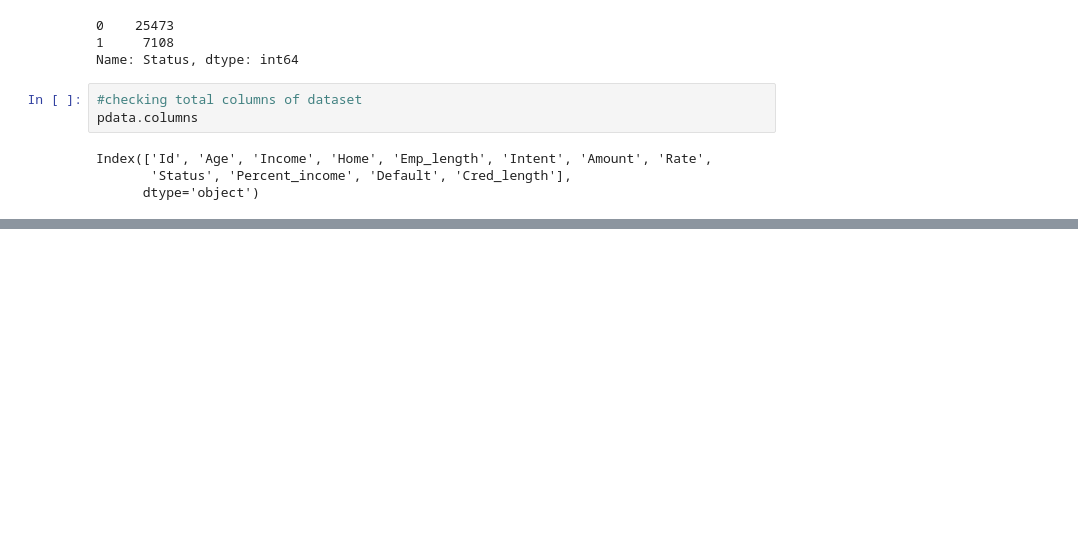
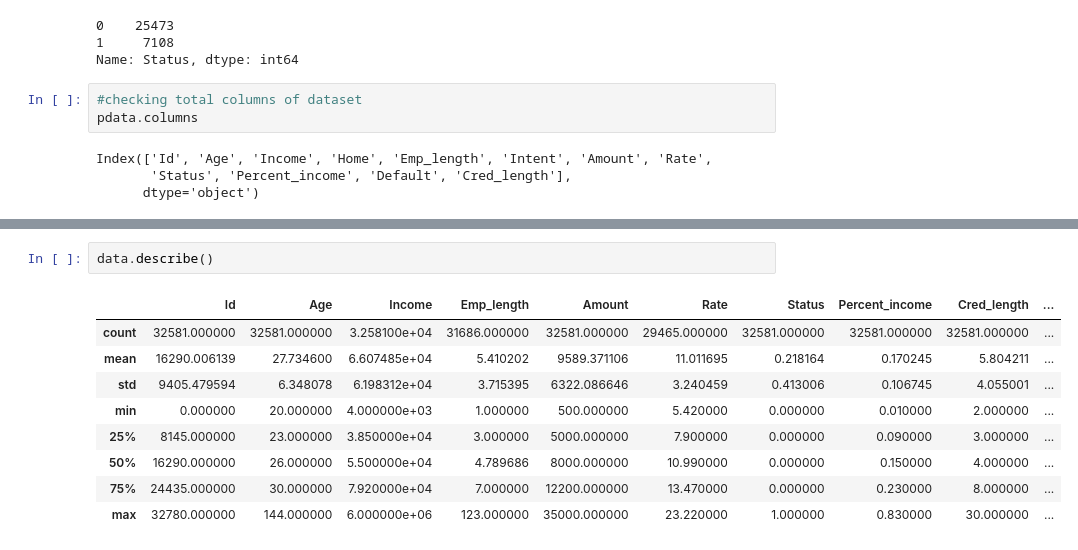
Before and after one commit to pradeepkhadka505/Skilearn-MachineLearning, a Jupyter notebook: Pandas_DataAnalysis/Cradit_Card_RiskAnalyis.ipynb, the cells around one changed output, grey strips where cells are left out. Drawn from its saved outputs; the diff is of its cells as text; blank space fills up the shorter version.

```diff
--- a/Pandas_DataAnalysis/Cradit_Card_RiskAnalyis.ipynb
+++ b/Pandas_DataAnalysis/Cradit_Card_RiskAnalyis.ipynb
@@ -149,0 +193,12 @@ Index(['Id', 'Age', 'Income', 'Home', 'Emp_length', 'Intent', 'Amount', 'Rate',
+# %%
+data.describe()
+# %% [output]
+|  | Id | Age | Income | Emp_length | Amount | Rate | Status | Percent_income | Cred_length | ... |
+| count | 32581.000000 | 32581.000000 | 3.258100e+04 | 31686.000000 | 32581.000000 | 29465.000000 | 32581.000000 | 32581.000000 | 32581.000000 | ... |
+| mean | 16290.006139 | 27.734600 | 6.607485e+04 | 5.410202 | 9589.371106 | 11.011695 | 0.218164 | 0.170245 | 5.804211 | ... |
+| std | 9405.479594 | 6.348078 | 6.198312e+04 | 3.715395 | 6322.086646 | 3.240459 | 0.413006 | 0.106745 | 4.055001 | ... |
+| min | 0.000000 | 20.000000 | 4.000000e+03 | 1.000000 | 500.000000 | 5.420000 | 0.000000 | 0.010000 | 2.000000 | ... |
+| 25% | 8145.000000 | 23.000000 | 3.850000e+04 | 3.000000 | 5000.000000 | 7.900000 | 0.000000 | 0.090000 | 3.000000 | ... |
+| 50% | 16290.000000 | 26.000000 | 5.500000e+04 | 4.789686 | 8000.000000 | 10.990000 | 0.000000 | 0.150000 | 4.000000 | ... |
+| 75% | 24435.000000 | 30.000000 | 7.920000e+04 | 7.000000 | 12200.000000 | 13.470000 | 0.000000 | 0.230000 | 8.000000 | ... |
+| max | 32780.000000 | 144.000000 | 6.000000e+06 | 123.000000 | 35000.000000 | 23.220000 | 1.000000 | 0.830000 | 30.000000 | ... |
```
Also changed, not shown: parts of 12 cells of this notebook.
